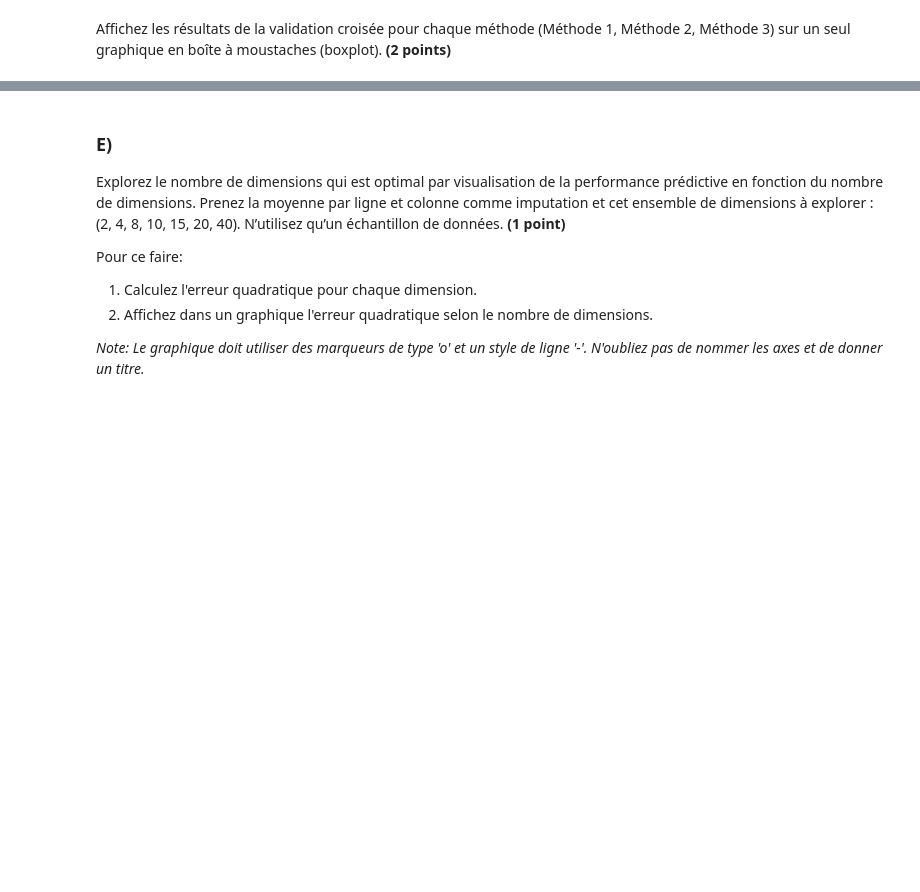
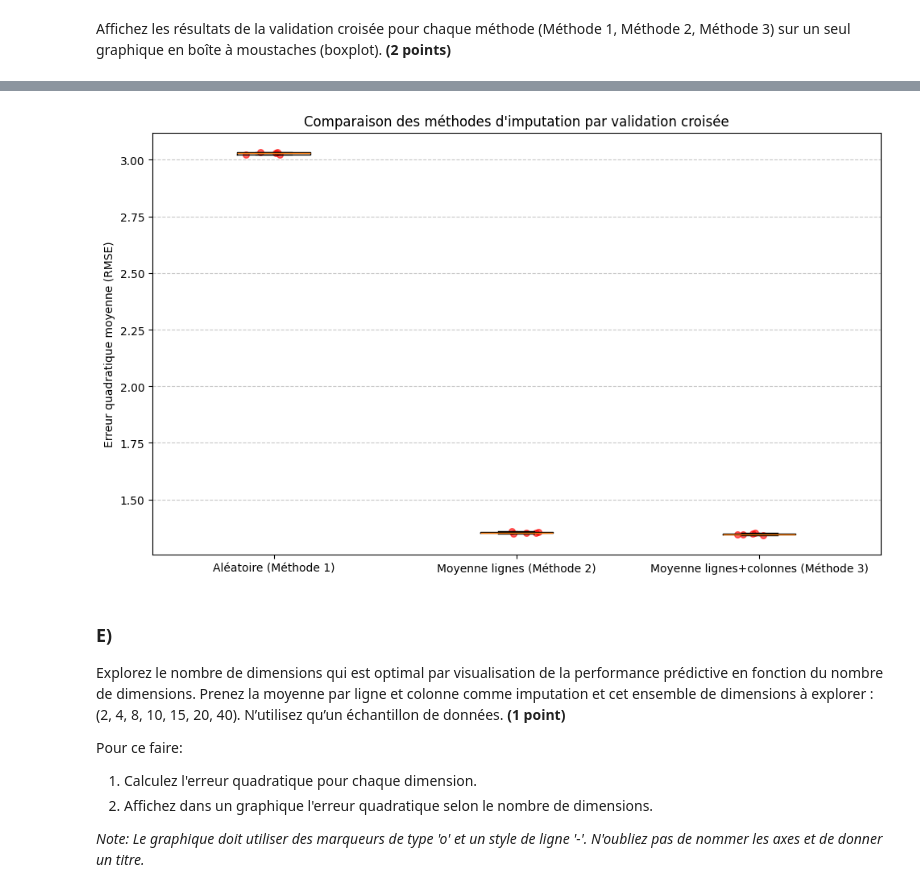
Before and after one commit to o-benz/INF8008, a Jupyter notebook: TP3/TP3.ipynb, the cells around one changed output, grey strips where cells are left out. Cells and saved outputs as stored; diff of their text form; code cells hidden in the pictures; blank space fills up the shorter version.

```diff
--- a/TP3/TP3.ipynb
+++ b/TP3/TP3.ipynb
@@ -131,3 +215,27 @@ Les résultats qui seront affichés pour chaque méthode devraient être similai
+# %%
+method1_results = validation_croisee_replis(
+    R_values,
+    R_method1_values,
+    echantillonReplis,
+    valeurs_observees,
+    n_dimensions
+)
+# %%
+method2_results = validation_croisee_replis(
+    R_values,
+    R_method2_values,
+    echantillonReplis,
+    valeurs_observees,
+    n_dimensions
+)
+# %%
+method3_results = validation_croisee_replis(
+    R_values,
+    R_method3_values,
+    echantillonReplis,
+    valeurs_observees,
+    n_dimensions
+)
 # %%
 print ("Méthode 1 : ")
 print(method1_results)
@@ -145,3 +255,25 @@ import matplotlib.pyplot as plt
+# %%
+import matplotlib.pyplot as plt
+
+plt.figure(figsize=(10, 6))
+data = [method1_results, method2_results, method3_results]
+labels = ['Aléatoire (Méthode 1)', 'Moyenne lignes (Méthode 2)', 'Moyenne lignes+colonnes (Méthode 3)']
+
+plt.boxplot(data, labels=labels)
+plt.title('Comparaison des méthodes d\'imputation par validation croisée')
+plt.ylabel('Erreur quadratique moyenne (RMSE)')
+plt.grid(axis='y', linestyle='--', alpha=0.7)
+
+# Ajout des points individuels pour mieux visualiser la distribution
+for i, results in enumerate(data):
+    # Ajouter un peu de bruit horizontal pour mieux voir les points
+    x = np.random.normal(i+1, 0.05, size=len(results))
+    plt.scatter(x, results, alpha=0.6, color='red', s=30)
+
+plt.tight_layout()
+plt.show()
+# %% [output]
+[figure, added]
 # %% [markdown]
 ### E)
 Explorez le nombre de dimensions qui est optimal par visualisation de la performance prédictive en fonction du nombre de dimensions. Prenez la moyenne par ligne et colonne comme imputation et cet ensemble de dimensions à explorer : (2, 4, 8, 10, 15, 20, 40). N’utilisez qu’un échantillon de données.  <b>(1 point)</b>
```
Also changed, not shown: parts of 19 cells of this notebook, 6 other files.
